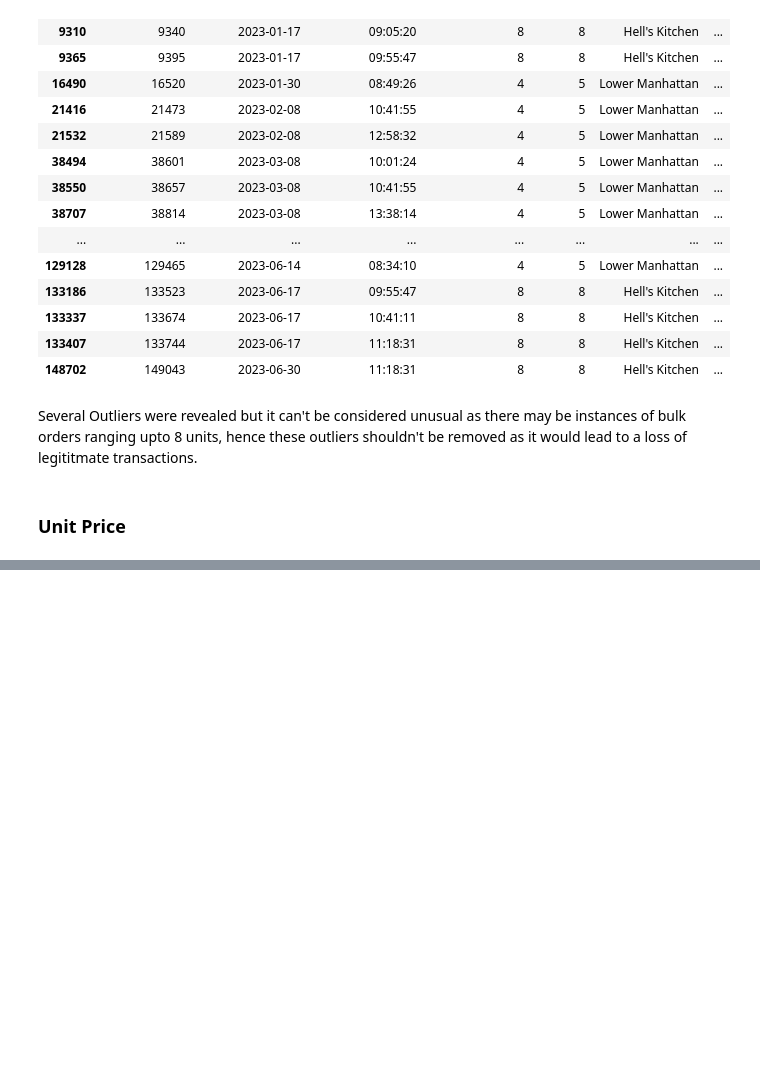
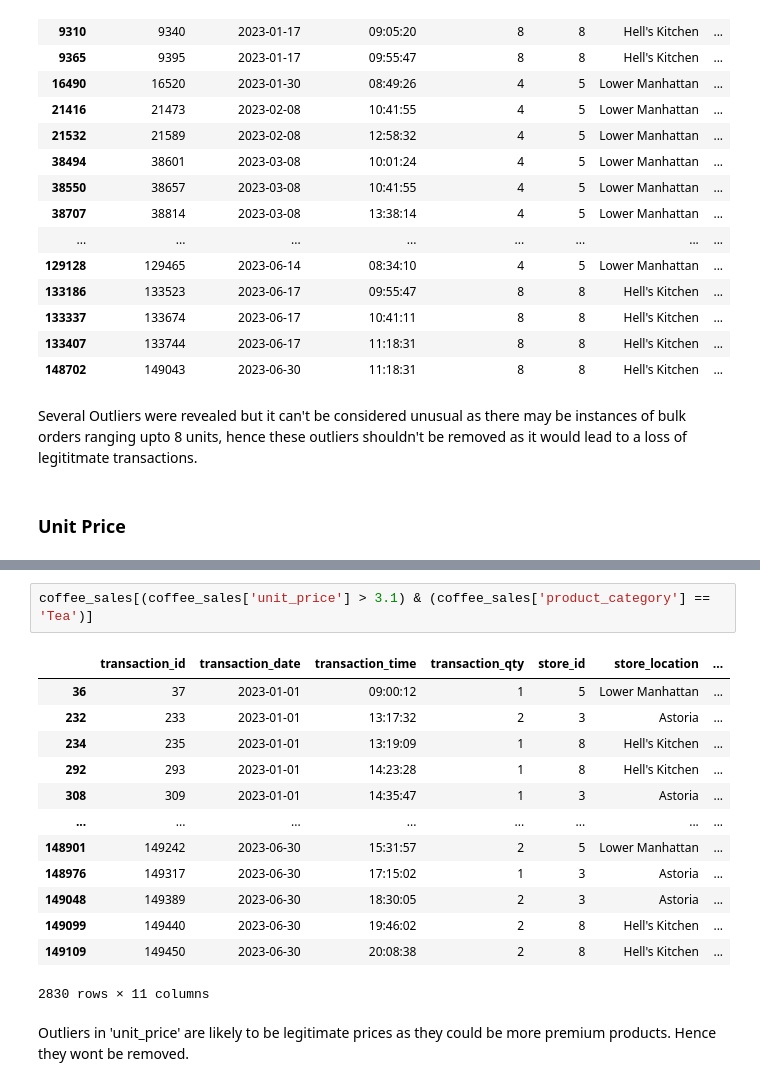
Before and after one commit to adeeb20241760/Coffee-Shop-Sales-Management-System-Project, a Jupyter notebook: data_investigation.ipynb, the cells around one changed output, grey strips where cells are left out. Saved outputs shown, nothing was run; the diff lists cells and outputs as text; blank space fills up the shorter version.

```diff
--- a/data_investigation.ipynb
+++ b/data_investigation.ipynb
@@ -177,0 +225,18 @@ Several Outliers were revealed but it can't be considered unusual as there may b
+# %%
+coffee_sales[(coffee_sales['unit_price'] > 3.1) & (coffee_sales['product_category'] == 'Tea')]
+# %% [output]
+|  | transaction_id | transaction_date | transaction_time | transaction_qty | store_id | store_location | ... |
+| 36 | 37 | 2023-01-01 | 09:00:12 | 1 | 5 | Lower Manhattan | ... |
+| 232 | 233 | 2023-01-01 | 13:17:32 | 2 | 3 | Astoria | ... |
+| 234 | 235 | 2023-01-01 | 13:19:09 | 1 | 8 | Hell's Kitchen | ... |
+| 292 | 293 | 2023-01-01 | 14:23:28 | 1 | 8 | Hell's Kitchen | ... |
+| 308 | 309 | 2023-01-01 | 14:35:47 | 1 | 3 | Astoria | ... |
+| ... | ... | ... | ... | ... | ... | ... | ... |
+| 148901 | 149242 | 2023-06-30 | 15:31:57 | 2 | 5 | Lower Manhattan | ... |
+| 148976 | 149317 | 2023-06-30 | 17:15:02 | 1 | 3 | Astoria | ... |
+| 149048 | 149389 | 2023-06-30 | 18:30:05 | 2 | 3 | Astoria | ... |
+| 149099 | 149440 | 2023-06-30 | 19:46:02 | 2 | 8 | Hell's Kitchen | ... |
+| 149109 | 149450 | 2023-06-30 | 20:08:38 | 2 | 8 | Hell's Kitchen | ... |
+2830 rows × 11 columns
+# %% [markdown]
+Outliers in 'unit_price' are likely to be legitimate prices as they could be more premium products. Hence they wont be removed.
```
Also changed, not shown: parts of 2 cells of this notebook.
